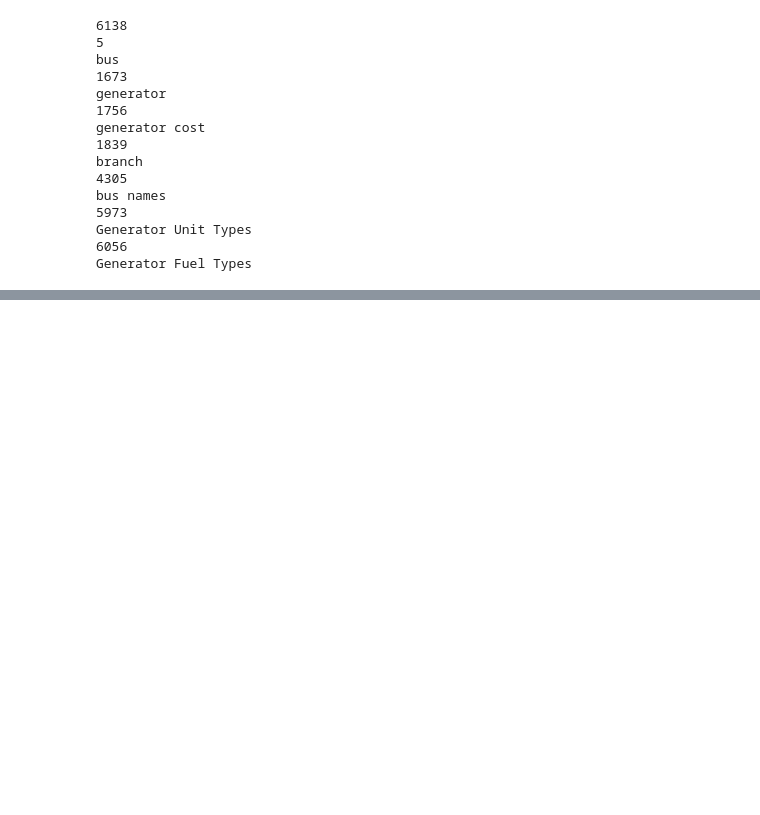
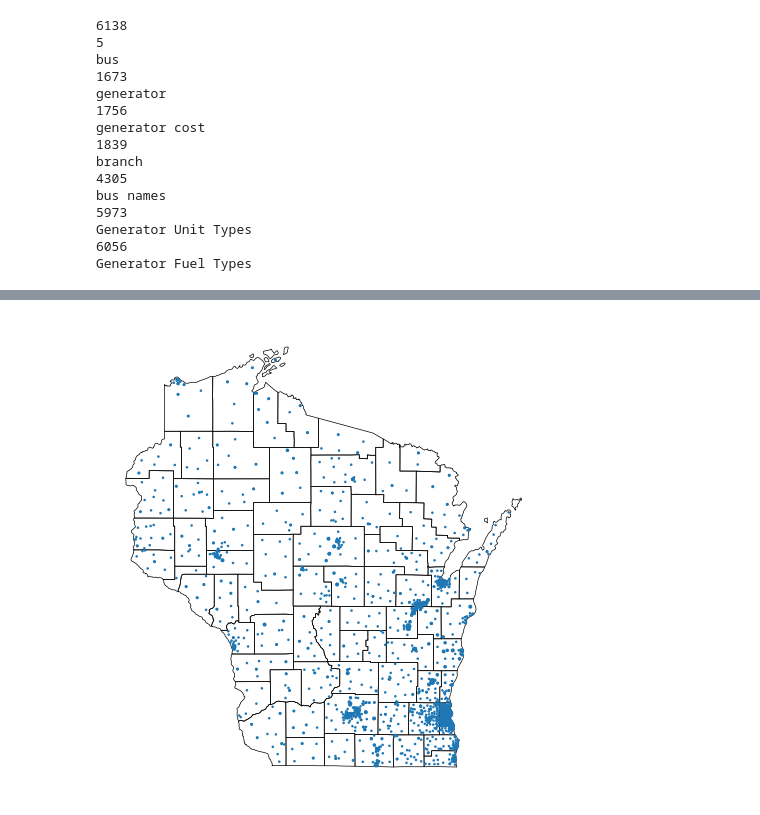
Before and after one commit to samgdotson/energy-lab, a Jupyter notebook: Midwest24k/notebooks/read_matpower.ipynb, the cells around one changed output, grey strips where cells are left out. Cells and saved outputs as stored; diff of their text form; code cells hidden in the pictures; blank space fills up the shorter version.

```diff
--- a/Midwest24k/notebooks/read_matpower.ipynb
+++ b/Midwest24k/notebooks/read_matpower.ipynb
@@ -237,0 +215,7 @@ gen_data.rename(columns=gen_header_map, inplace=True)
+# %%
+fig, ax = plt.subplots(figsize=(8,6))
+wis_gdf.plot(ax=ax, ec='k', lw=0.5, fc='None')
+bus_gdf.plot(ax=ax, markersize=bus_gdf['Nom kV']/1e2)
+ax.set_axis_off()
+# %% [output]
+[figure, added]
```
Also changed, not shown: parts of 25 cells of this notebook, 3 other files.
